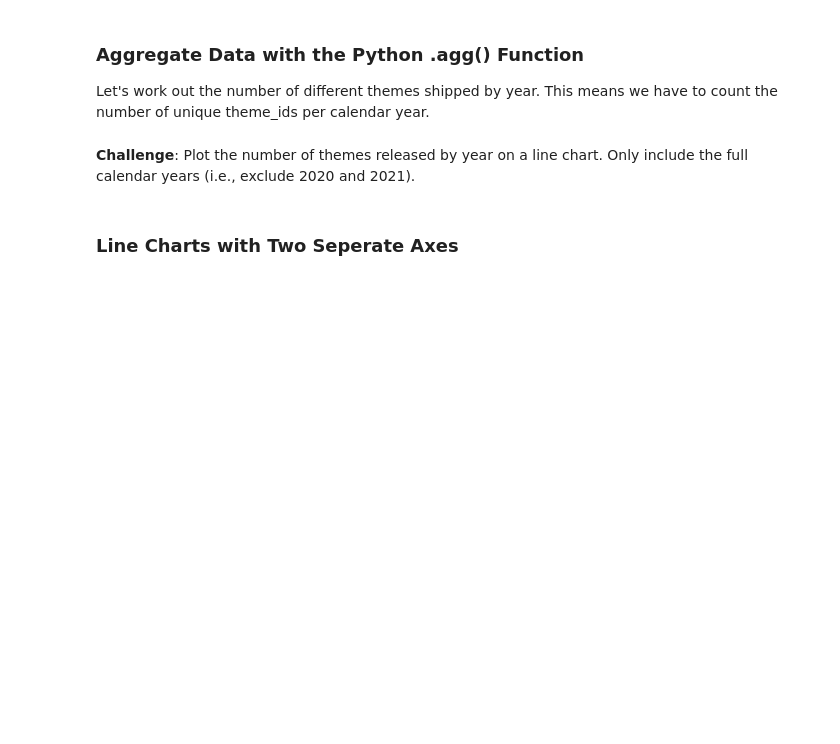
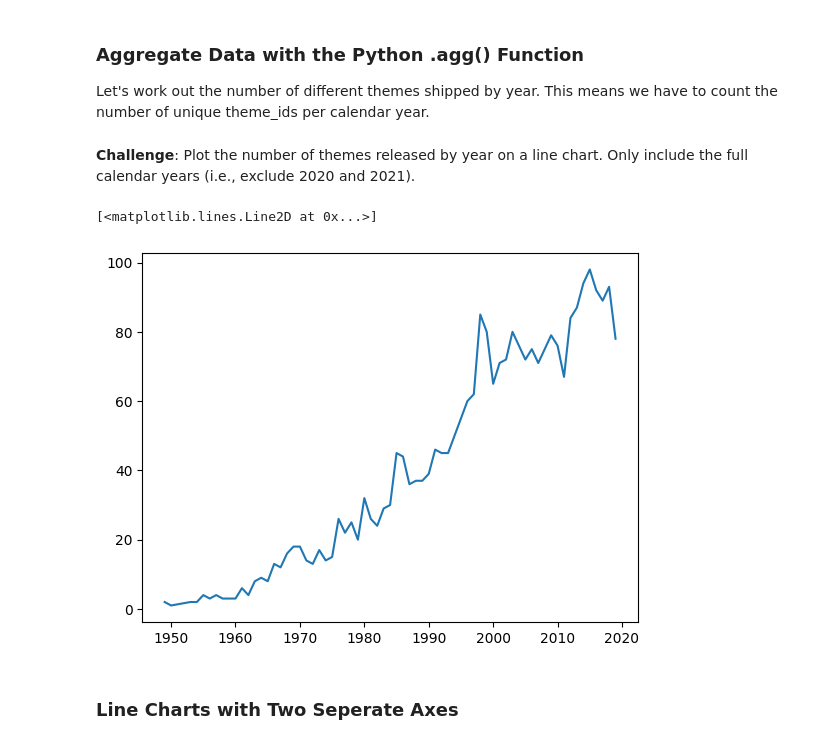
Before and after one commit to kdenev/100dayscode, a Jupyter notebook: day74/Lego_Analysis_for_Course_(start).ipynb, the cells around one changed output. Cells and saved outputs as stored; diff of their text form; code cells hidden in the pictures; blank space fills up the shorter version.

```diff
--- a/day74/Lego_Analysis_for_Course_(start).ipynb
+++ b/day74/Lego_Analysis_for_Course_(start).ipynb
@@ -155,7 +152,16 @@ Note that the .csv file is from late 2020, so to plot the full calendar years, y
 ### Aggregate Data with the Python .agg() Function
 
 Let's work out the number of different themes shipped by year. This means we have to count the number of unique theme_ids per calendar year.
+# %%
+themes_by_year = df_sets.groupby('year').agg({'theme_id': pd.Series.nunique})
+# %%
+themes_by_year.rename(columns={'theme_id':'nr_themes'}, inplace=True)
 # %% [markdown]
 **Challenge**: Plot the number of themes released by year on a line chart. Only include the full calendar years (i.e., exclude 2020 and 2021).
+# %%
+plt.plot(themes_by_year.index[:-2], themes_by_year.nr_themes[:-2])
+# %% [output]
+[<matplotlib.lines.Line2D at 0x...>]
+[figure, added]
 # %% [markdown]
 ### Line Charts with Two Seperate Axes
```
Also changed, not shown: parts of 15 cells of this notebook.
